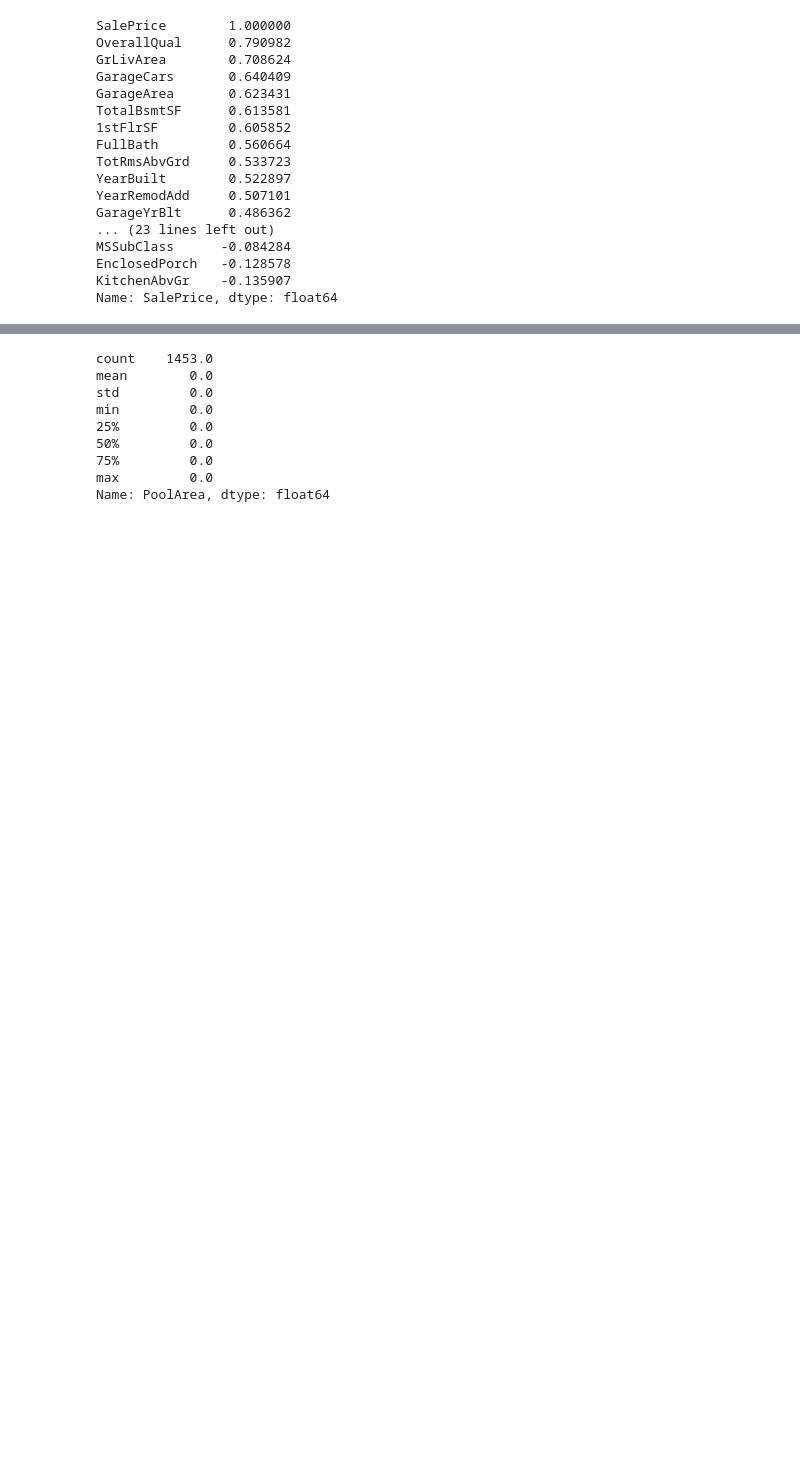
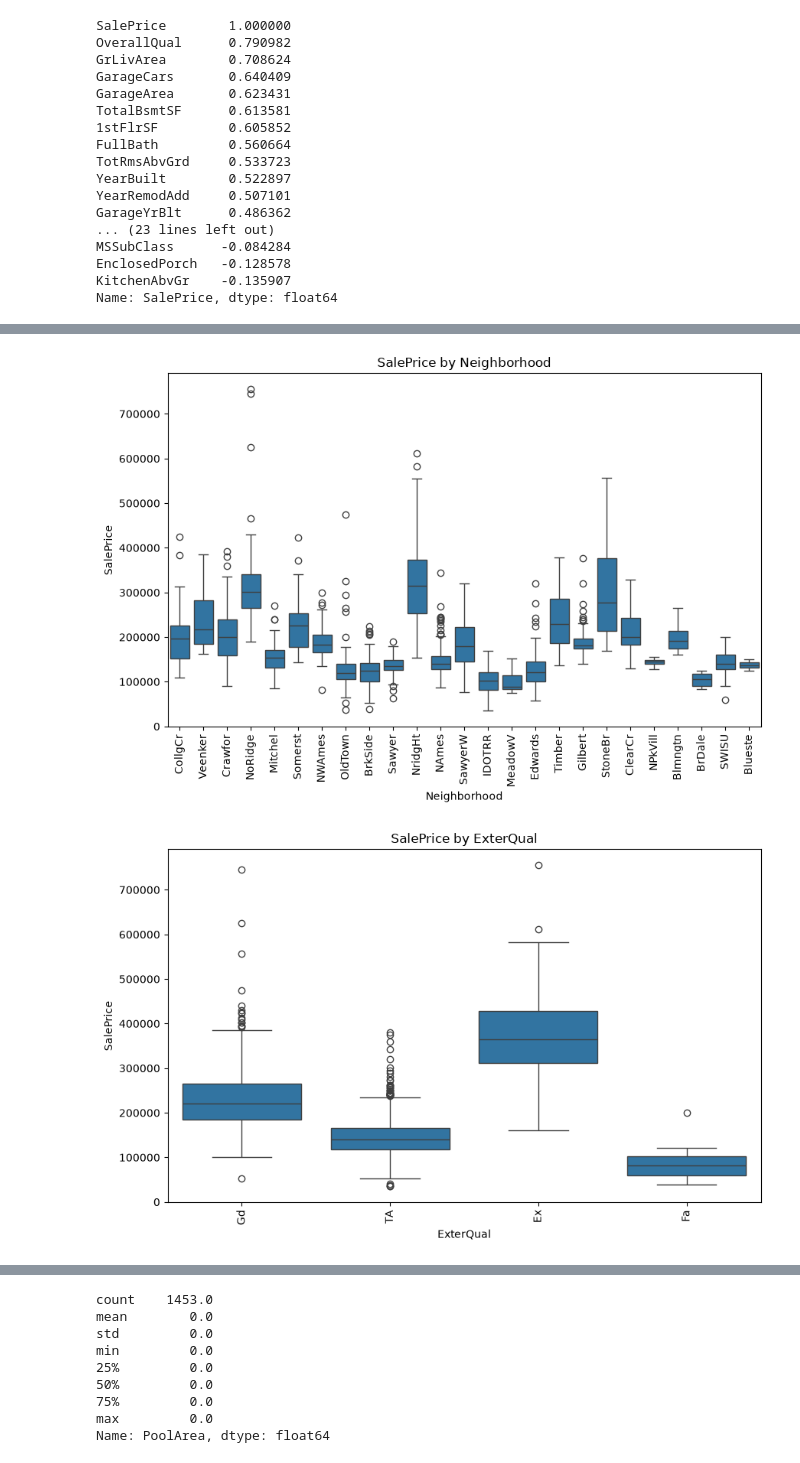
Before and after one commit to dimkon02/House-Prices-ML-project, a Jupyter notebook: notebooks/01_exploartion.ipynb, the cells around one changed output, grey strips where cells are left out. Cells and saved outputs as stored; diff of their text form; code cells hidden in the pictures; blank space fills up the shorter version.

```diff
--- a/notebooks/01_exploartion.ipynb
+++ b/notebooks/01_exploartion.ipynb
@@ -169,0 +192,27 @@ dtype: int64
+# %%
+results = []
+# empty list that will collect one entry (dictionary) per categorical column
+
+cat_cols = df.select_dtypes(include='str').columns
+for col in cat_cols:
+    means = df.groupby(col)['SalePrice'].mean()
+    # splits the dataframe into groups by category, then averages SalePrice within each group
+    # (same as before)
+
+    spread = means.max() - means.min()
+    # gap between the highest-average-price category and lowest-average-price category
+
+    n_categories = df[col].nunique()
+    # counts how many unique categories exist in this column
+    # (e.g. Neighborhood might have ~25, a column with only 2 possible values would show 2)
+
+    results.append({'column': col, 'spread': spread, 'n_categories': n_categories})
+    # adds one row of info for this column — its name, its spread, and its category count —
+    # to the results list, as a dictionary
+
+summary = pd.DataFrame(results).sort_values('spread', ascending=False)
+# converts the list of dictionaries into a proper table (one row per column)
+# sorts that table by spread, largest gap first, so the most price-relevant
+# categorical columns appear at the top
+
+summary
@@ -169,0 +323,10 @@ dtype: int64
+# %%
+for col in ['Neighborhood', 'ExterQual', 'KitchenQual', 'FireplaceQu']:
+    plt.figure(figsize=(10, 6))
+    sns.boxplot(x=col, y='SalePrice', data=df)
+    plt.xticks(rotation=90)
+    plt.title(f'SalePrice by {col}')
+    plt.show()
+# %% [output]
+[figure, added]
+[figure, added]
```
Also changed, not shown: parts of 14 cells of this notebook, 2 other files.
